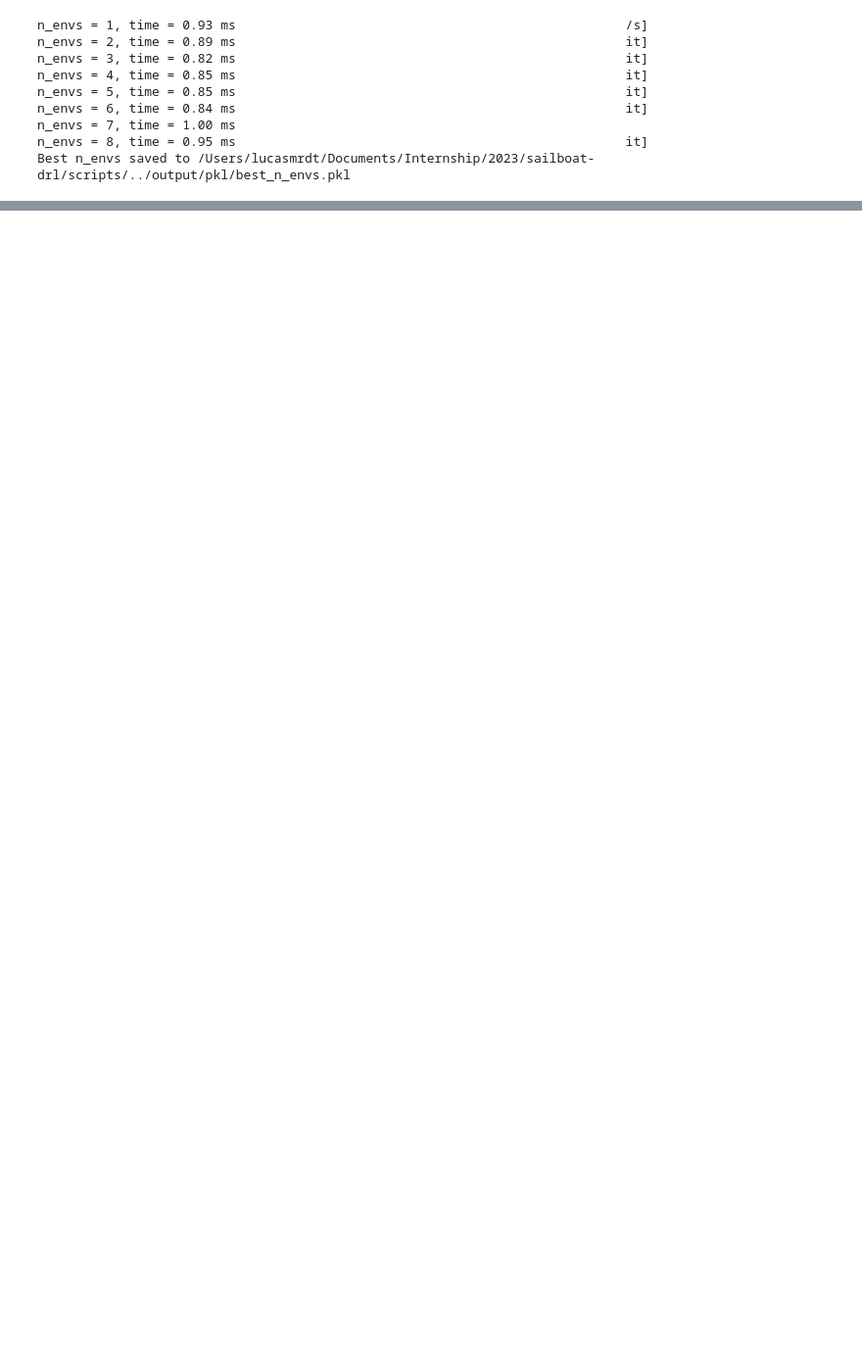
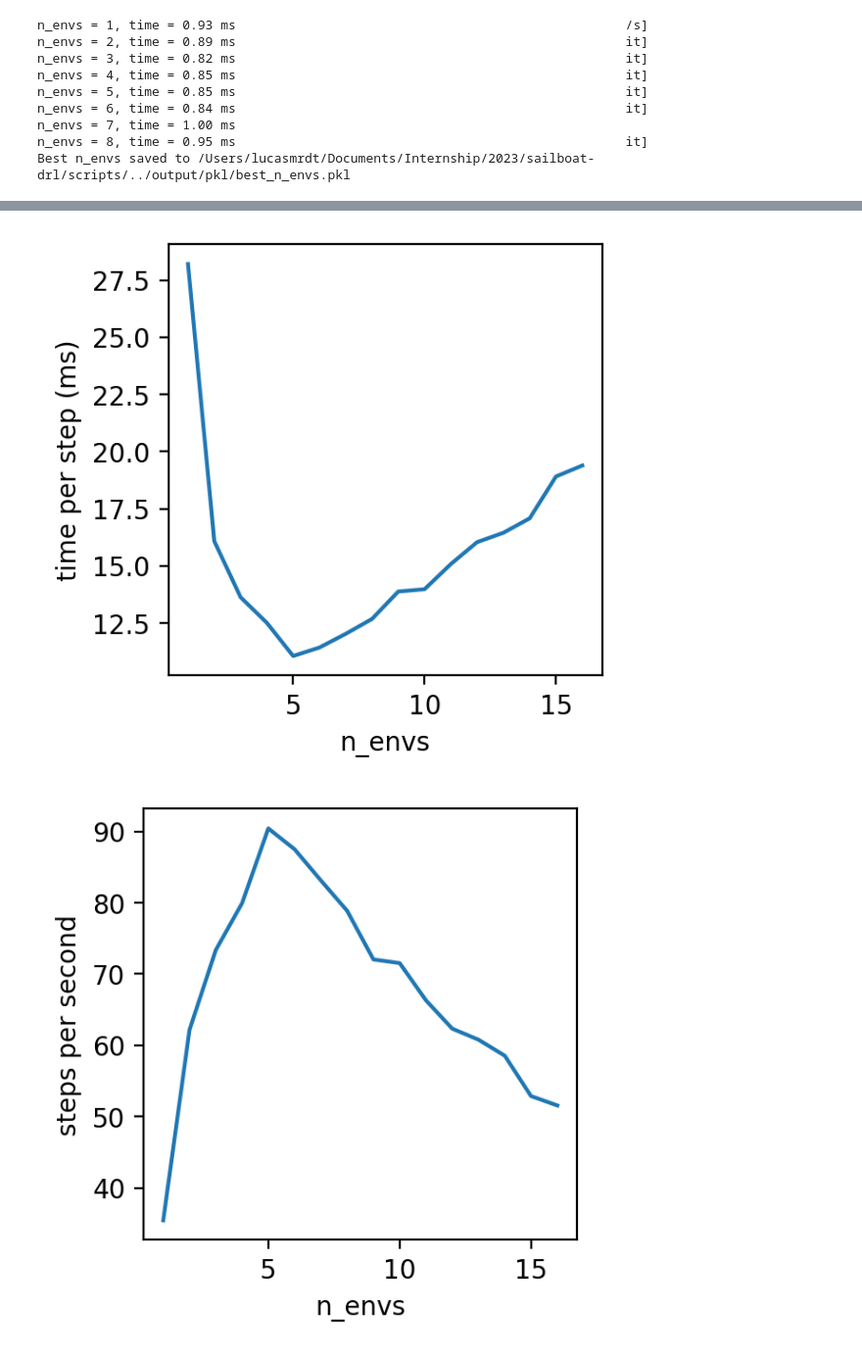
Before and after one commit to lucasmrdt/sailboat-drl, a Jupyter notebook: notebooks/benchmark.ipynb, the cells around one changed output, grey strips where cells are left out. Shown: that part at 98% size. Saved outputs shown, nothing was run; the diff lists cells and outputs as text; code cells hidden in the pictures; blank space fills up the shorter version.

```diff
--- a/notebooks/benchmark.ipynb
+++ b/notebooks/benchmark.ipynb
@@ -19,6 +19,3 @@ import matplotlib.pyplot as plt
 import numpy as np
 
 from sailboat_gym import SailboatLSAEnv
-# %%
-best_n_envs = pickle.load(open('../output/pkl/best_n_envs.pkl', 'rb'))
-time_per_step = np.array(list(best_n_envs.values()))
@@ -45,0 +22,21 @@ Text(0, 0.5, 'simulation factor')
+# %%
+def benchmark(time_per_n_envs):
+    time_per_step = np.array(list(time_per_n_envs.values())) / 1000 # s
+    n_envs = list(time_per_n_envs.keys())
+    plt.subplots(figsize=(3,3), dpi=200)
+    plt.plot(n_envs, time_per_step * 1000)
+    plt.xlabel('n_envs')
+    plt.ylabel('time per step (ms)')
+    plt.show()
+
+    plt.subplots(figsize=(3,3), dpi=200)
+    plt.plot(n_envs, 1/time_per_step)
+    plt.xlabel('n_envs')
+    plt.ylabel('steps per second')
+    plt.show()
+
+    plt.subplots(figsize=(3,3), dpi=200)
+    plt.plot(n_envs, (1/SailboatLSAEnv.SIM_RATE)/time_per_step)
+    plt.xlabel('n_envs')
+    plt.ylabel('simulation factor')
+    plt.show()
@@ -45,0 +45,24 @@ Text(0, 0.5, 'simulation factor')
+# %%
+ourasi = {
+    1: 28.20,
+    2: 16.08,
+    3: 13.63,
+    4: 12.51,
+    5: 11.06,
+    6: 11.43,
+    7: 12.03,
+    8: 12.68,
+    9: 13.88,
+    10: 13.98,
+    11: 15.08,
+    12: 16.04,
+    13: 16.45,
+    14: 17.08,
+    15: 18.91,
+    16: 19.39,
+}
+
+benchmark(ourasi)
+# %% [output]
+[figure, added]
+[figure, added]
```
Also changed, not shown: parts of 9 cells of this notebook, 4 other files.
